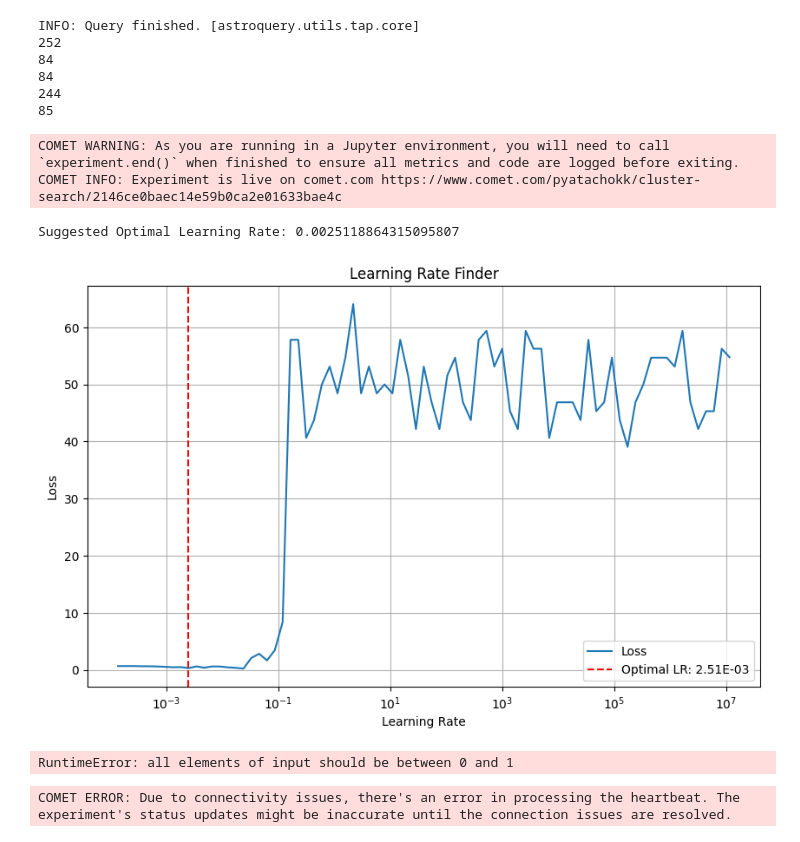
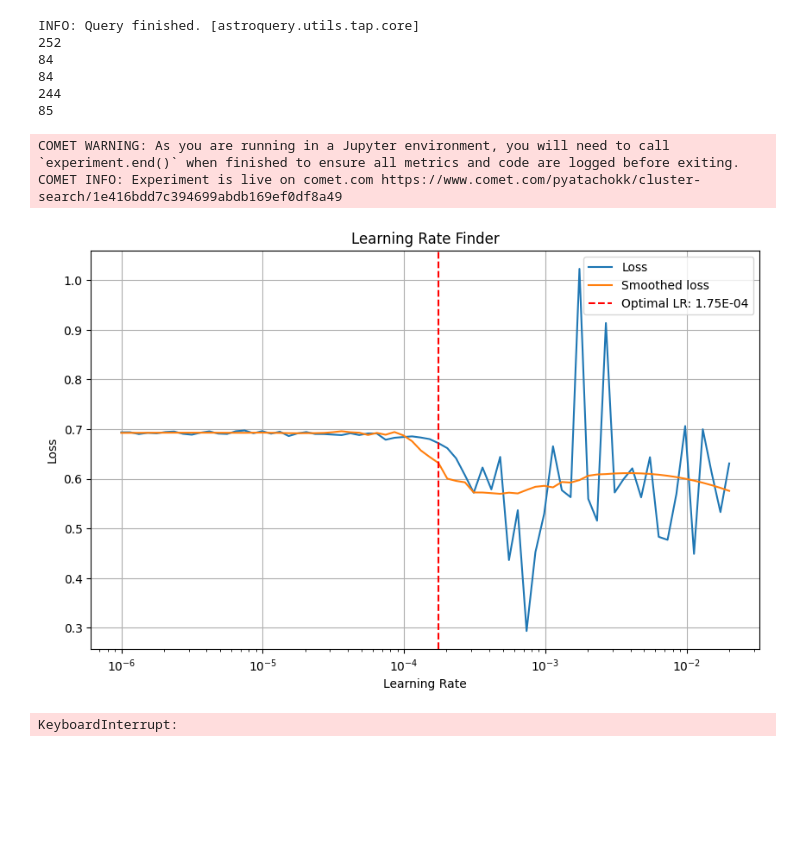
Before and after one commit to pelancha/galaxyHackers, a Jupyter notebook: notebooks/main.ipynb, the cells around one changed output. Cells and saved outputs as stored; diff of their text form; code cells hidden in the pictures; blank space fills up the shorter version.

Commit message:
fixed lr finder

```diff
--- a/notebooks/main.ipynb
+++ b/notebooks/main.ipynb
@@ -11,7 +11,6 @@ from torchvision import transforms
 from torch.utils.data import random_split, DataLoader
 import timm
 import numpy as np
-from torch_lr_finder import LRFinder
 
 
 import argparse
@@ -37,10 +36,10 @@ import metrics
 
 all_models = [
     # ('ResNet18', resnet18),
-    ('EfficientNet', effnet),
+    # ('EfficientNet', effnet),
     # ('DenseNet', densenet),
-    # ('SpinalNet_ResNet', spinalnet_resnet),
-    # ('SpinalNet_VGG', spinalnet_vgg),
+    ('SpinalNet_ResNet', spinalnet_resnet),
+    ('SpinalNet_VGG', spinalnet_vgg),
     # ('ViTL16', vitL16),
     # ('AlexNet_VGG', alexnet_vgg)
 ]
@@ -93,8 +94,8 @@ INFO: Query finished. [astroquery.utils.tap.core]
 # %%
 selected_models = all_models[:2]
 
-num_epochs = 1
-lr = 0.0001
+num_epochs = 15
+lr = 1e-4
 momentum = 0.9
 optimizer_name = "Adam"
 # %%
@@ -115,7 +116,7 @@ experiment.log_parameters(
 )
 # %% [output]
 COMET WARNING: As you are running in a Jupyter environment, you will need to call `experiment.end()` when finished to ensure all metrics and code are logged before exiting.
-COMET INFO: Experiment is live on comet.com https://www.comet.com/pyatachokk/cluster-search/2146ce0baec14e59b0ca2e01633bae4c
+COMET INFO: Experiment is live on comet.com https://www.comet.com/pyatachokk/cluster-search/1e416bdd7c394699abdb169ef0df8a49
 # %%
 
 # criterion = nn.CrossEntropyLoss()
@@ -144,7 +145,9 @@ for model_name, model in selected_models:
         val_dataloader=val_loader,
     )
 
-    trainer.lr_find()
+    trainer.find_lr(1e-6, 0.02, 70)
+
+    # raise
 
     trainer.train(num_epochs)
 
@@ -177,37 +180,35 @@ for model_name, model in selected_models:
             epoch=epoch,
         )
 
     train_table_data = [
         [step, trainer.history["train_loss"][step], trainer.history["train_acc"][step]]
         for step in range(trainer.global_step)
     ]
     val_table_data = [
         [epoch, trainer.history["val_loss"][epoch], trainer.history["val_acc"][epoch]]
         for epoch in range(num_epochs)
     ]
 
     experiment.log_table(
         filename=f"{model_name}_train_metrics.csv",
         tabular_data=train_table_data,
         headers=["Step", "Train Loss", "Train Accuracy"],
     )
 
     experiment.log_table(
         filename=f"{model_name}_val_metrics.csv",
         tabular_data=val_table_data,
         headers=["Epoch", "Validation Loss", "Validation Accuracy"],
     )
 
     predictions, *_ = trainer.test(test_loader)
     metrics.modelPerformance(model_name, optimizer_name, predictions, classes)
 
     # del model
     # torch.cuda.empty_cache()
 # %% [output]
+[figure, new version]
-Suggested Optimal Learning Rate: 0.0025118864315095807
+KeyboardInterrupt:
-[figure, old version]
-RuntimeError: all elements of input should be between 0 and 1
-COMET ERROR: Due to connectivity issues, there's an error in processing the heartbeat. The experiment's status updates might be inaccurate until the connection issues are resolved.
 # %%
 
 metrics.combine_metrics(selected_models, optimizer_name)
```
Also changed, not shown: parts of 2 cells of this notebook, 3 other files.
